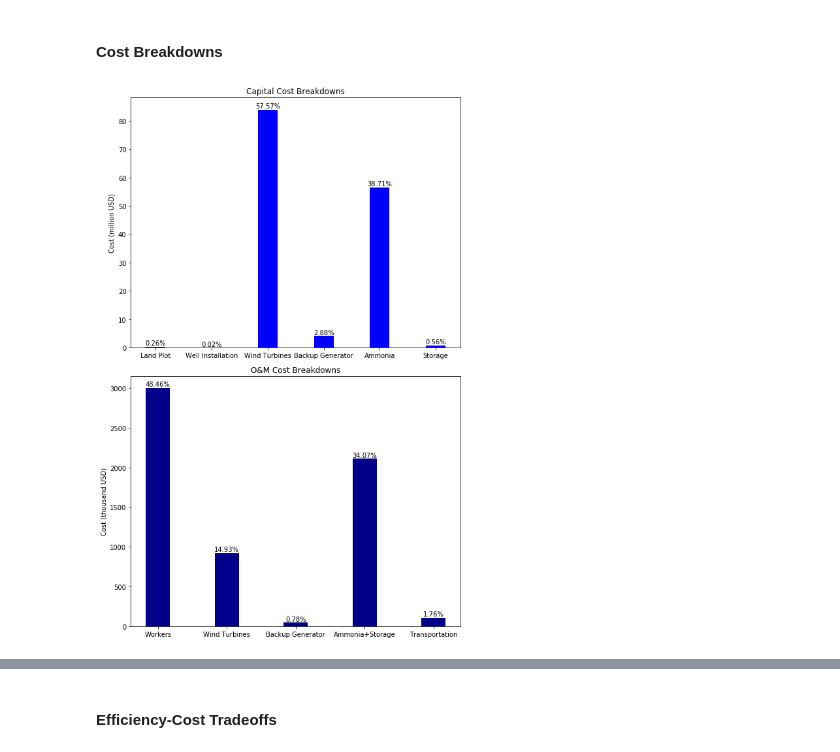
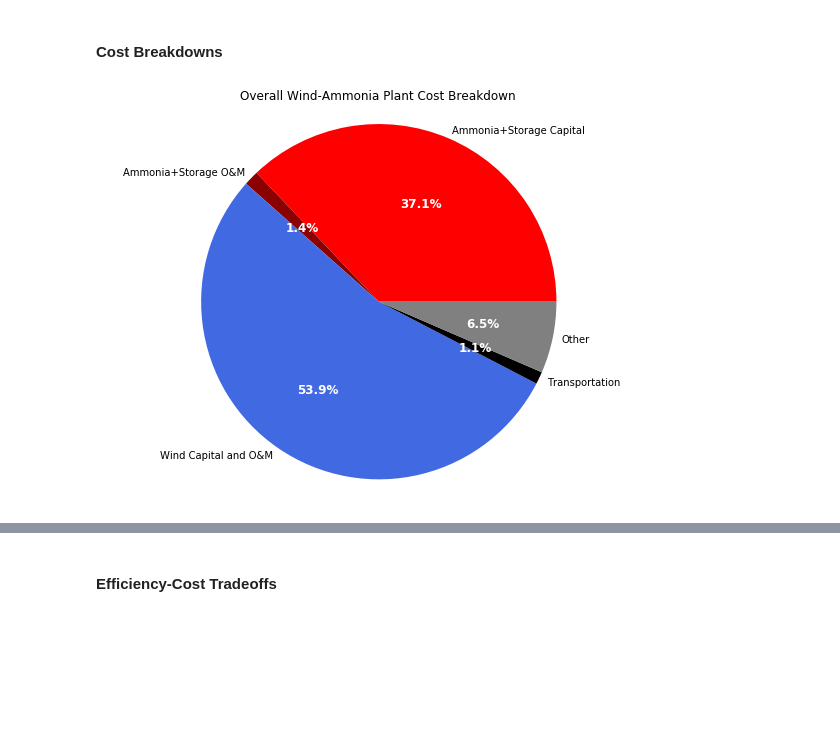
Before and after one commit to taigereye/espp90s, a Jupyter notebook: Final Project v1.ipynb, the cells around one changed output, grey strips where cells are left out. Cells and saved outputs as stored; diff of their text form; code cells hidden in the pictures; blank space fills up the shorter version.

```diff
--- a/Final Project v1.ipynb
+++ b/Final Project v1.ipynb
@@ -353,36 +367,0 @@ def format_percents(percents):
-# %%
-fig, (ax1, ax2) = plt.subplots(2, figsize=(8,12))
-width = 0.35
-
-x_capital = np.arange(1, 7)
-multipliers_capital = np.full(6, 1)
-capital, capital_percents = capital_cost_breakdown(params_baseline, multipliers_capital)
-
-x_om = np.arange(1, 6)
-multipliers_om = np.full(5, 1)
-om, om_percents = om_cost_breakdown(params_baseline, multipliers_om)
-
-labels_capital = ["Land Plot", "Well Installation", "Wind Turbines", "Backup Generator", "Ammonia", "Storage"]
-ax1.bar(x_capital, capital/1e6, width, color='blue')
-ax1.set_title("Capital Cost Breakdowns")
-ax1.set_ylabel('Cost (million USD)')
-ax1.set_xticks(x_capital)
-ax1.set_xticklabels(labels_capital)
-for rect, label in zip(ax1.patches, format_percents(capital_percents)):
-    height = rect.get_height()
-    ax1.text(rect.get_x() + rect.get_width()/2, height*1.002, label, ha='center', va='bottom')
-
-labels_om = ["Workers", "Wind Turbines", "Backup Generator", "Ammonia+Storage", "Transportation"]
-ax2.bar(x_om, om/1e3, width, color='darkblue')
-ax2.set_title("O&M Cost Breakdowns")
-ax2.set_ylabel('Cost (thousand USD)')
-ax2.set_xticks(x_om)
-ax2.set_xticklabels(labels_om)
-for rect, label in zip(ax2.patches, format_percents(om_percents)):
-    height = rect.get_height()
-    ax2.text(rect.get_x() + rect.get_width()/2, height*1.002, label, ha='center', va='bottom')
-
-fig.tight_layout()
-plt.show()
-# %% [output]
-[figure, removed]
@@ -388,0 +374,27 @@ plt.show()
+# %%
+total = capital_cost_wind_ammonia(params_baseline)+om_cost_wind_ammonia(params_baseline)+transport_cost(params_baseline)
+wind = capital_cost_wind_only(params_baseline)
+ammonia_capital = capital_cost_ammonia(params_baseline)+capital_cost_storage(params_baseline)
+ammonia_om = om_cost_ammonia(params_baseline)
+transport = transport_cost(params_baseline)
+other = total-wind-ammonia_capital-ammonia_om-transport
+
+data = np.asarray([ammonia_capital, ammonia_om, wind, transport, other])
+sizes = data/total
+
+labels = ["Ammonia+Storage Capital", "Ammonia+Storage O&M", "Wind Capital and O&M", "Transportation", "Other"]
+colors = ['red', 'darkred', 'royalblue', 'black', 'gray']
+
+fig, ax = plt.subplots(figsize=(8,6))
+_, _, texts = ax.pie(sizes, labels=labels, colors=colors, autopct='%1.1f%%', labeldistance=1.05, startangle=0)
+for text in texts:
+    text.set_color('white')
+    text.set_fontweight('bold')
+    text.set_fontsize(12)
+ax.axis('equal')
+ax.set_title("Overall Wind-Ammonia Plant Cost Breakdown")
+
+fig.tight_layout()
+plt.show()
+# %% [output]
+[figure, added]
```
Also changed, not shown: parts of 22 cells of this notebook.
